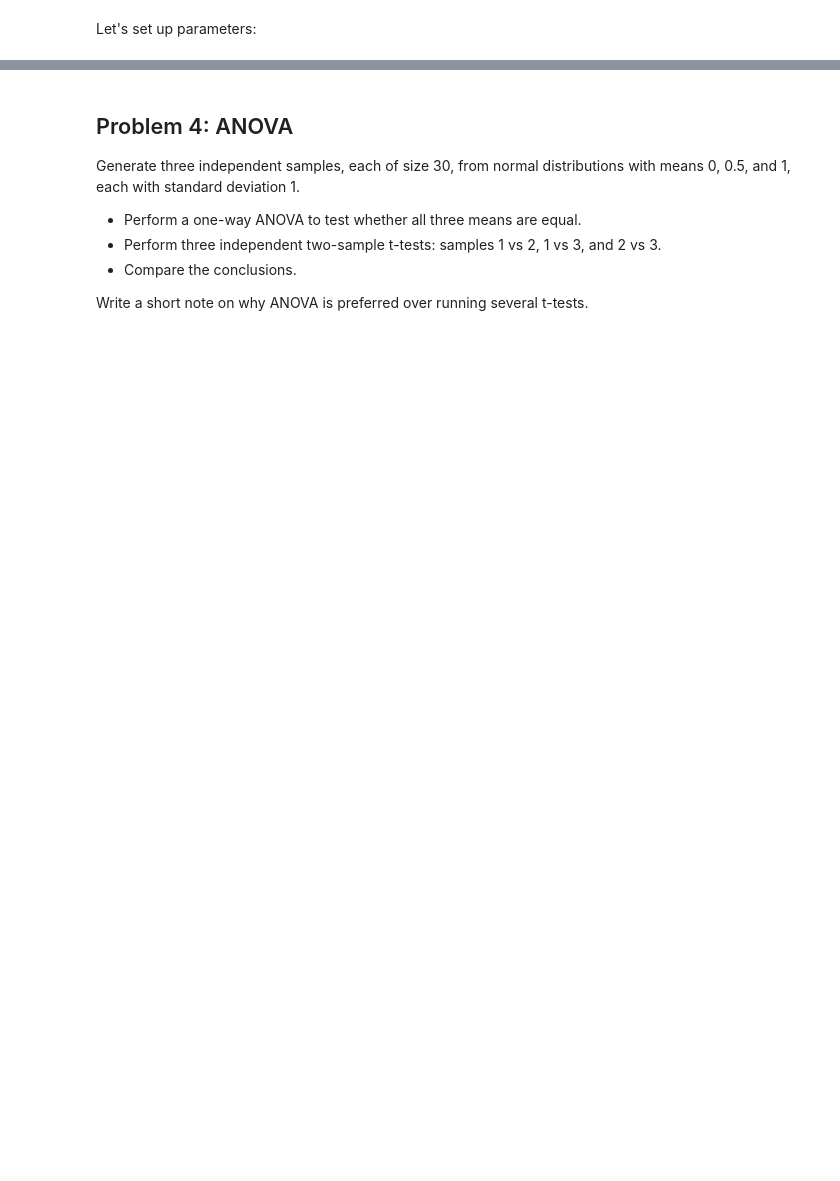
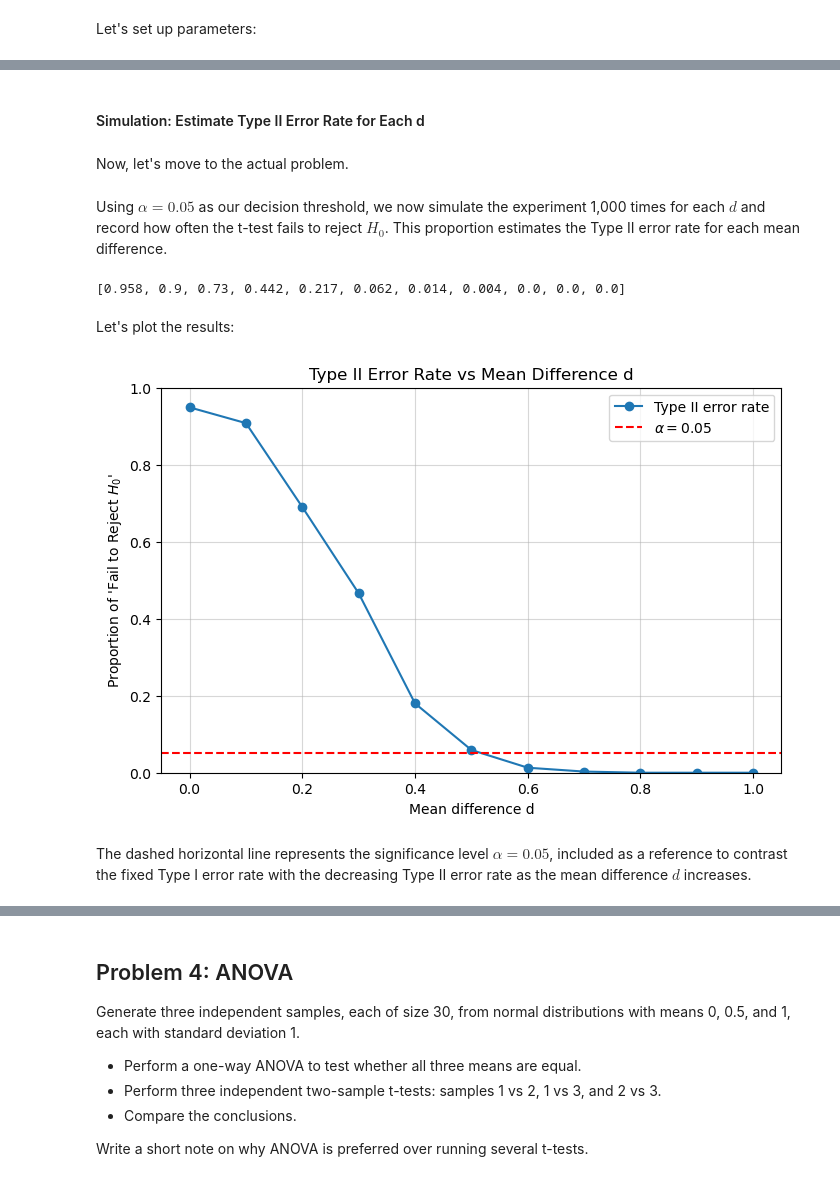
Before and after one commit to mondbr/applied_statistics, a Jupyter notebook: problems.ipynb, the cells around one changed output, grey strips where cells are left out. Cells and saved outputs as stored; diff of their text form; code cells hidden in the pictures; blank space fills up the shorter version.

```diff
--- a/problems.ipynb
+++ b/problems.ipynb
@@ -1454,0 +1603,48 @@ sns.stripplot(data=[group_a, group_b_test]);
+# %% [markdown]
+#### Simulation: Estimate Type II Error Rate for Each d
+# %% [markdown]
+Now, let's move to the actual problem.
+# %% [markdown]
+Using $α=0.05$ as our decision threshold, we now simulate the experiment 1,000 times for each
+$𝑑$ and record how often the t-test fails to reject $H_0$. This proportion estimates the Type II error rate for each mean difference.
+# %%
+type2_rates = []   # proportion of "fail to reject" for each d
+
+for d in ds:
+    fail_to_reject = 0
+    mu_b = mu_a + d   # mean of group B for this value of d
+
+    for _ in range(n_simulations):
+        group_a = np.random.normal(loc=mu_a, scale=sigma, size=n) # group A from the beggining setup parameters
+        group_b = np.random.normal(loc=mu_b, scale=sigma, size=n) # group B with mean shifted by d
+
+        # Independent samples t-test (Student)
+        _, p_value = stats.ttest_ind(group_a, group_b, equal_var=True) # "_" is used to ignore the t-statistic output
+
+        # Fail to reject if p >= alpha
+        if p_value >= alpha:
+            fail_to_reject += 1
+
+    type2_rates.append(fail_to_reject / n_simulations)
+
+type2_rates
+# %% [output]
+[0.958, 0.9, 0.73, 0.442, 0.217, 0.062, 0.014, 0.004, 0.0, 0.0, 0.0]
+# %% [markdown]
+Let's plot the results:
+# %%
+plt.figure(figsize=(8, 5))
+plt.plot(ds, type2_rates, marker='o', label='Type II error rate')
+plt.axhline(y=alpha, color='red', linestyle='--', label=r'$\alpha = 0.05$')
+
+plt.title("Type II Error Rate vs Mean Difference d")
+plt.xlabel("Mean difference d")
+plt.ylabel("Proportion of 'Fail to Reject $H_0$'")
+plt.ylim(0, 1)
+plt.grid(alpha=0.5)
+plt.legend()
+plt.show()
+# %% [output]
+[figure, added]
+# %% [markdown]
+The dashed horizontal line represents the significance level $α=0.05$, included as a reference to contrast the fixed Type I error rate with the decreasing Type II error rate as the mean difference $d$ increases.
```
Also changed, not shown: parts of 49 cells of this notebook, 2 other files.
